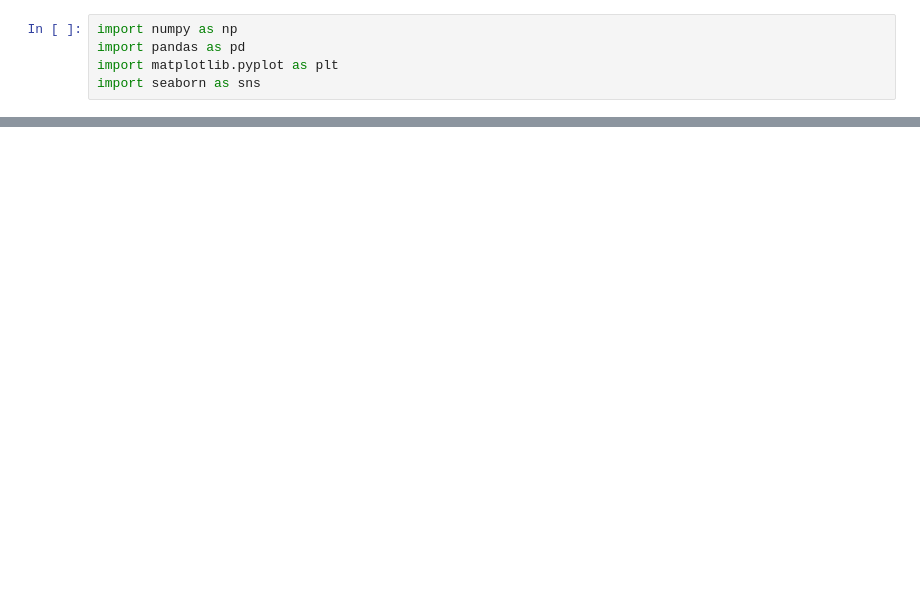
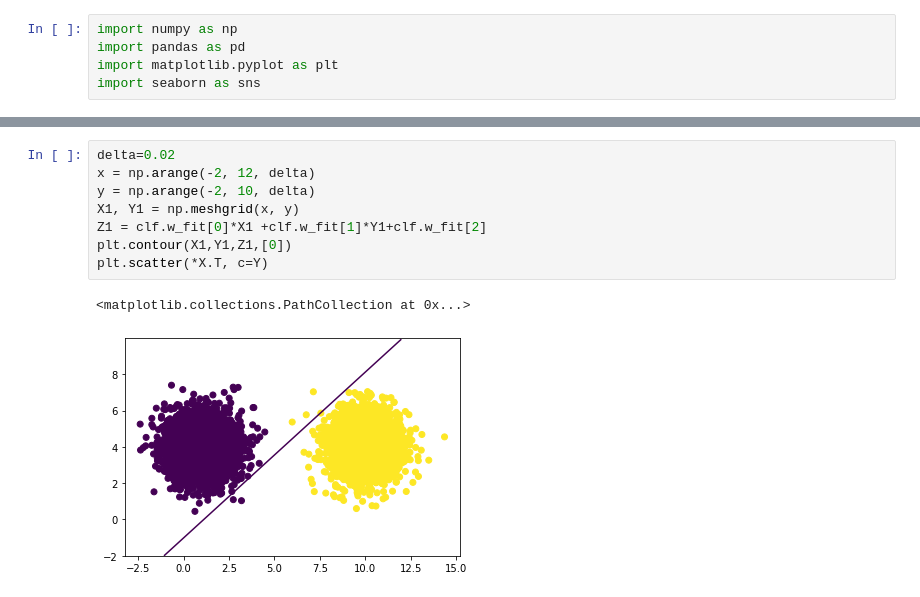
Before and after one commit to Ali-Setareh/MLP-Assignments, a Jupyter notebook: HW2/HW.ipynb, the cells around one changed output, grey strips where cells are left out. Saved outputs shown, nothing was run; the diff lists cells and outputs as text; blank space fills up the shorter version.

```diff
--- a/HW2/HW.ipynb
+++ b/HW2/HW.ipynb
@@ -33,0 +209,11 @@ a.shape
+# %%
+delta=0.02
+x = np.arange(-2, 12, delta)
+y = np.arange(-2, 10, delta)
+X1, Y1 = np.meshgrid(x, y)
+Z1 = clf.w_fit[0]*X1 +clf.w_fit[1]*Y1+clf.w_fit[2]
+plt.contour(X1,Y1,Z1,[0])
+plt.scatter(*X.T, c=Y)
+# %% [output]
+<matplotlib.collections.PathCollection at 0x...>
+[figure, added]
```
Also changed, not shown: parts of 11 cells of this notebook.
